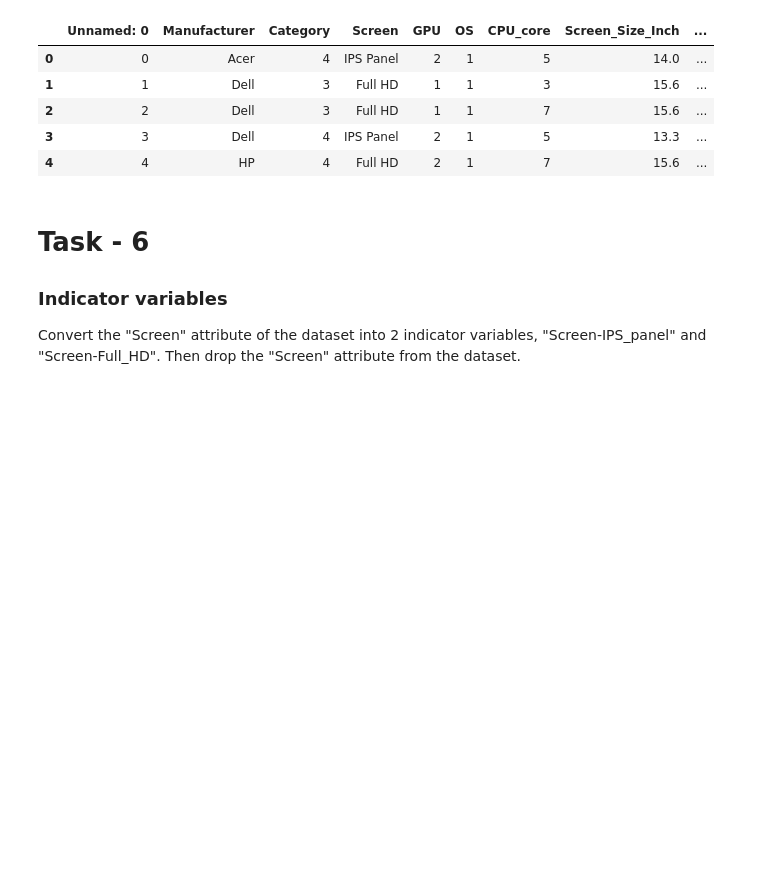
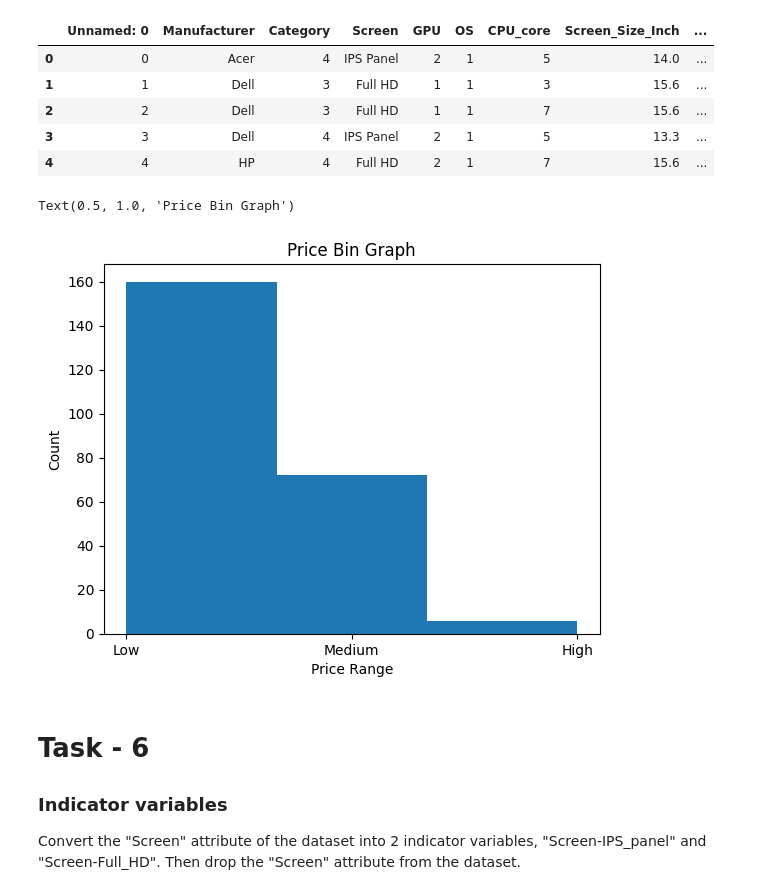
Before and after one commit to VishSeran/Data-Preprocessing-ML, a Jupyter notebook: LaptopPricing.ipynb, the cells around one changed output. Cells and saved outputs as stored; diff of their text form; code cells hidden in the pictures; blank space fills up the shorter version.

Commit message:
bin graph

```diff
--- a/LaptopPricing.ipynb
+++ b/LaptopPricing.ipynb
@@ -296,6 +296,17 @@ df.head()
 | 2 | 2 | Dell | 3 | Full HD | 1 | 1 | 7 | 15.6 | ... |
 | 3 | 3 | Dell | 4 | IPS Panel | 2 | 1 | 5 | 13.3 | ... |
 | 4 | 4 | HP | 4 | Full HD | 2 | 1 | 7 | 15.6 | ... |
+# %%
+import matplotlib as plt
+from matplotlib import pyplot
+
+plt.pyplot.hist(df['Price_binned'], bins=3)
+plt.pyplot.xlabel("Price Range")
+plt.pyplot.ylabel("Count")
+plt.pyplot.title("Price Bin Graph")
+# %% [output]
+Text(0.5, 1.0, 'Price Bin Graph')
+[figure, added]
 # %% [markdown]
 # Task - 6
 
```
